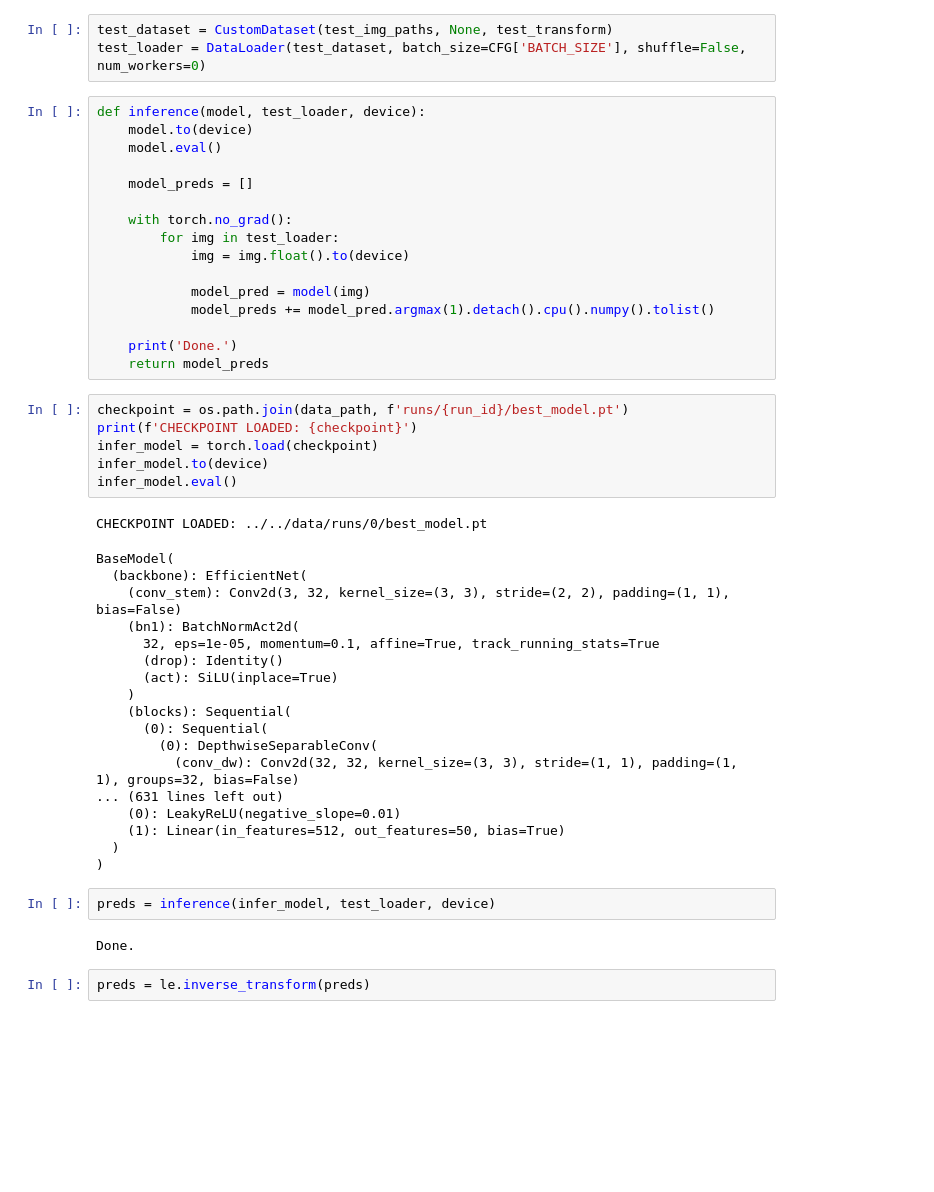
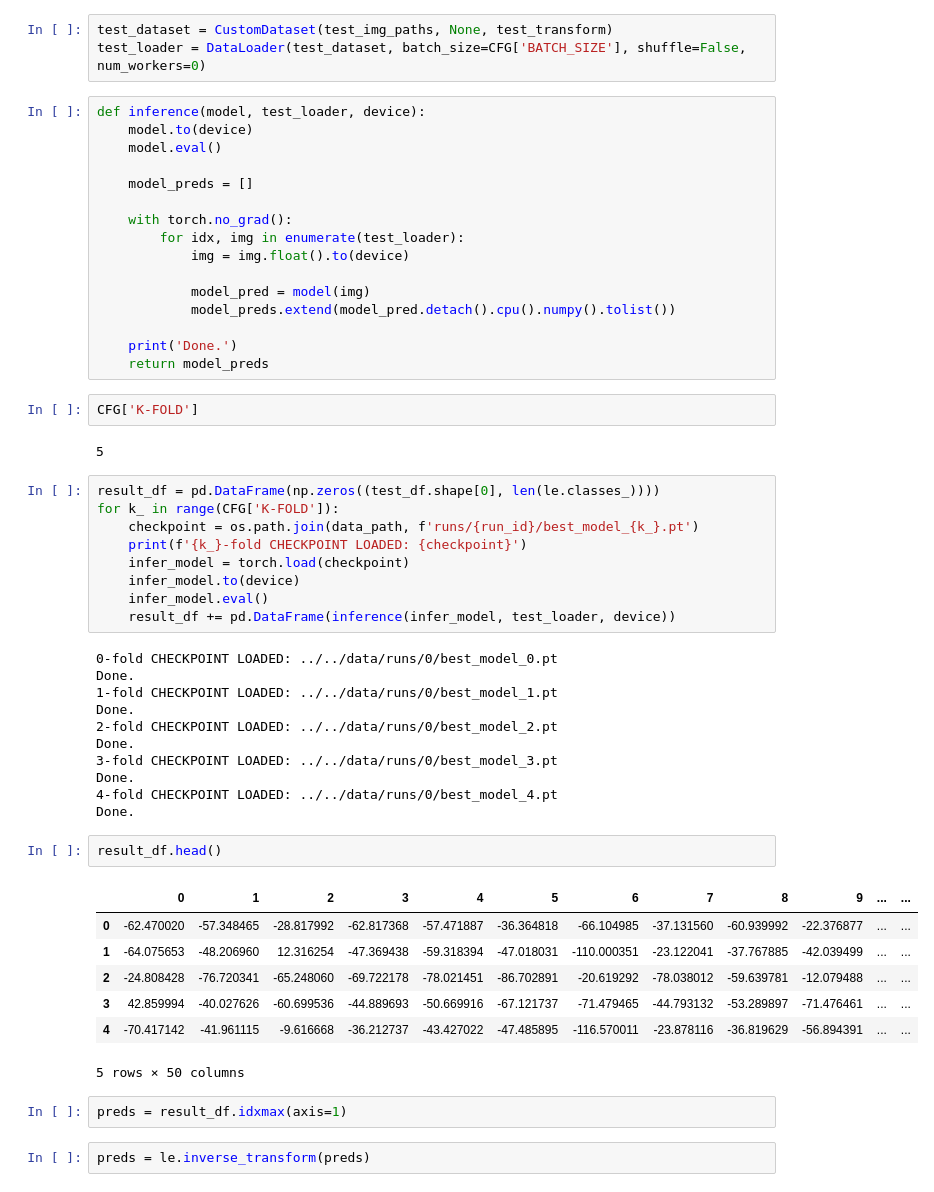
Before and after one commit to bootcamp6th-cv/artists_classfication, a Jupyter notebook: dukim/04_enhanced/3_kfold.ipynb, the cells around one changed output. Cells and saved outputs as stored; diff of their text form; blank space fills up the shorter version.

```diff
--- a/dukim/04_enhanced/3_kfold.ipynb
+++ b/dukim/04_enhanced/3_kfold.ipynb
@@ -432,43 +417,50 @@ def inference(model, test_loader, device):
     model_preds = []
 
     with torch.no_grad():
-        for img in test_loader:
+        for idx, img in enumerate(test_loader):
             img = img.float().to(device)
 
             model_pred = model(img)
-            model_preds += model_pred.argmax(1).detach().cpu().numpy().tolist()
+            model_preds.extend(model_pred.detach().cpu().numpy().tolist())
 
     print('Done.')
     return model_preds
+# %%
+CFG['K-FOLD']
+# %% [output]
+5
 # %%
-checkpoint = os.path.join(data_path, f'runs/{run_id}/best_model.pt')
-print(f'CHECKPOINT LOADED: {checkpoint}')
-infer_model = torch.load(checkpoint)
-infer_model.to(device)
-infer_model.eval()
+result_df = pd.DataFrame(np.zeros((test_df.shape[0], len(le.classes_))))
+for k_ in range(CFG['K-FOLD']):
+    checkpoint = os.path.join(data_path, f'runs/{run_id}/best_model_{k_}.pt')
+    print(f'{k_}-fold CHECKPOINT LOADED: {checkpoint}')
+    infer_model = torch.load(checkpoint)
+    infer_model.to(device)
+    infer_model.eval()
+    result_df += pd.DataFrame(inference(infer_model, test_loader, device))
 # %% [output]
-CHECKPOINT LOADED: ../../data/runs/0/best_model.pt
+0-fold CHECKPOINT LOADED: ../../data/runs/0/best_model_0.pt
+Done.
+1-fold CHECKPOINT LOADED: ../../data/runs/0/best_model_1.pt
+Done.
+2-fold CHECKPOINT LOADED: ../../data/runs/0/best_model_2.pt
+Done.
+3-fold CHECKPOINT LOADED: ../../data/runs/0/best_model_3.pt
+Done.
+4-fold CHECKPOINT LOADED: ../../data/runs/0/best_model_4.pt
+Done.
-BaseModel(
-  (backbone): EfficientNet(
-    (conv_stem): Conv2d(3, 32, kernel_size=(3, 3), stride=(2, 2), padding=(1, 1), bias=False)
-    (bn1): BatchNormAct2d(
-      32, eps=1e-05, momentum=0.1, affine=True, track_running_stats=True
-      (drop): Identity()
-      (act): SiLU(inplace=True)
-    )
-    (blocks): Sequential(
-      (0): Sequential(
-        (0): DepthwiseSeparableConv(
-          (conv_dw): Conv2d(32, 32, kernel_size=(3, 3), stride=(1, 1), padding=(1, 1), groups=32, bias=False)
-... (631 lines left out)
-    (0): LeakyReLU(negative_slope=0.01)
-    (1): Linear(in_features=512, out_features=50, bias=True)
-  )
-)
 # %%
-preds = inference(infer_model, test_loader, device)
+result_df.head()
 # %% [output]
+|  | 0 | 1 | 2 | 3 | 4 | 5 | 6 | 7 | 8 | 9 | ... | ... |
+| 0 | -62.470020 | -57.348465 | -28.817992 | -62.817368 | -57.471887 | -36.364818 | -66.104985 | -37.131560 | -60.939992 | -22.376877 | ... | ... |
+| 1 | -64.075653 | -48.206960 | 12.316254 | -47.369438 | -59.318394 | -47.018031 | -110.000351 | -23.122041 | -37.767885 | -42.039499 | ... | ... |
+| 2 | -24.808428 | -76.720341 | -65.248060 | -69.722178 | -78.021451 | -86.702891 | -20.619292 | -78.038012 | -59.639781 | -12.079488 | ... | ... |
+| 3 | 42.859994 | -40.027626 | -60.699536 | -44.889693 | -50.669916 | -67.121737 | -71.479465 | -44.793132 | -53.289897 | -71.476461 | ... | ... |
+| 4 | -70.417142 | -41.961115 | -9.616668 | -36.212737 | -43.427022 | -47.485895 | -116.570011 | -23.878116 | -36.819629 | -56.894391 | ... | ... |
-Done.
+5 rows × 50 columns
+# %%
+preds = result_df.idxmax(axis=1)
 # %%
 preds = le.inverse_transform(preds)
 # %%
```
Also changed, not shown: parts of 15 cells of this notebook, 1 other file.
